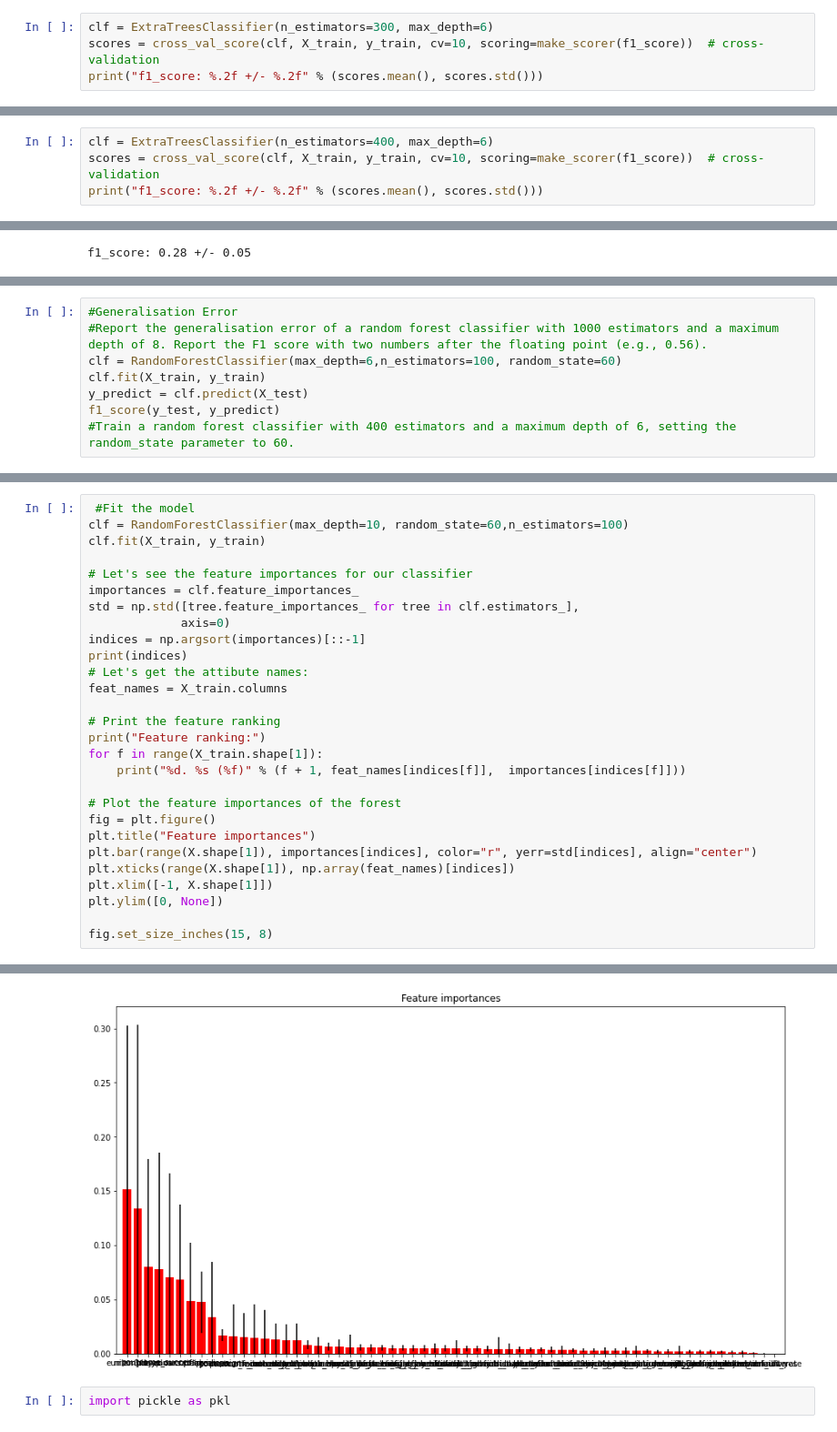
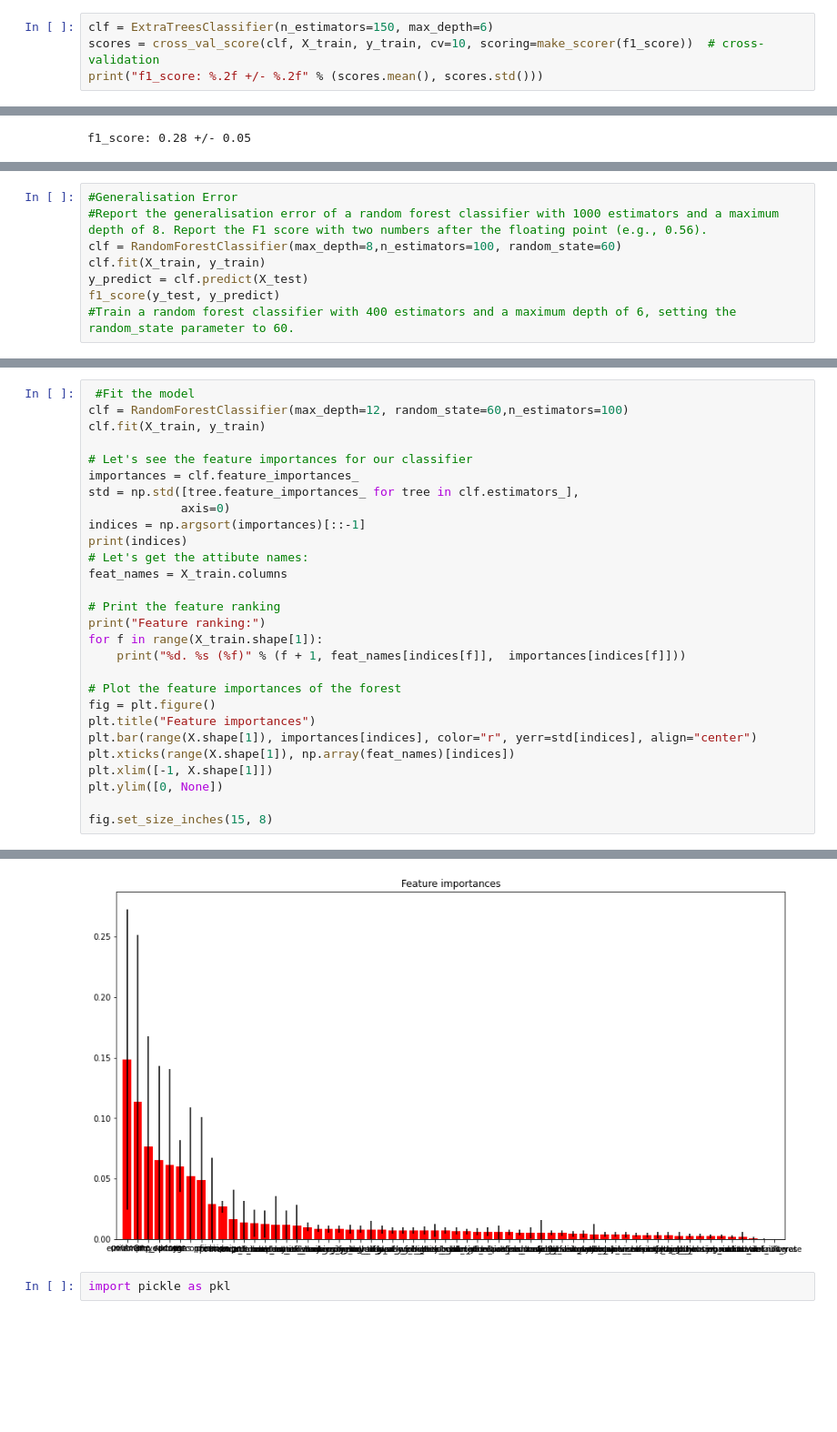
Before and after one commit to distinctkemi/CE888, a Jupyter notebook: Lab 3/Bank_classification_(Modelling).ipynb, the cells around one changed output, grey strips where cells are left out. Shown at 91% size. Cells and saved outputs as stored; diff of their text form; blank space fills up the shorter version.

```diff
--- a/Lab 3/Bank_classification_(Modelling).ipynb
+++ b/Lab 3/Bank_classification_(Modelling).ipynb
@@ -328,10 +334,6 @@ X_train
 # %%
-clf = ExtraTreesClassifier(n_estimators=300, max_depth=6)
+clf = ExtraTreesClassifier(n_estimators=150, max_depth=6)
 scores = cross_val_score(clf, X_train, y_train, cv=10, scoring=make_scorer(f1_score))  # cross-validation
 print("f1_score: %.2f +/- %.2f" % (scores.mean(), scores.std()))
 # %% [output]
 f1_score: 0.28 +/- 0.04
-# %%
-clf = ExtraTreesClassifier(n_estimators=400, max_depth=6)
-scores = cross_val_score(clf, X_train, y_train, cv=10, scoring=make_scorer(f1_score))  # cross-validation
-print("f1_score: %.2f +/- %.2f" % (scores.mean(), scores.std()))
@@ -406,7 +412,7 @@ f1_score: 0.28 +/- 0.04
 # %%
 #Generalisation Error
 #Report the generalisation error of a random forest classifier with 1000 estimators and a maximum depth of 8. Report the F1 score with two numbers after the floating point (e.g., 0.56).
-clf = RandomForestClassifier(max_depth=6,n_estimators=100, random_state=60)
+clf = RandomForestClassifier(max_depth=8,n_estimators=100, random_state=60)
 clf.fit(X_train, y_train)
 y_predict = clf.predict(X_test)
 f1_score(y_test, y_predict)
@@ -416,6 +422,6 @@ f1_score(y_test, y_predict)
 # %%
  #Fit the model
-clf = RandomForestClassifier(max_depth=10, random_state=60,n_estimators=100)
+clf = RandomForestClassifier(max_depth=12, random_state=60,n_estimators=100)
 clf.fit(X_train, y_train)
 
 # Let's see the feature importances for our classifier
@@ -461,5 +467,5 @@ Feature ranking:
 62. default_yes (0.000000)
-[figure, old version]
+[figure, new version]
 # %%
 import pickle as pkl
 # %%
```
Also changed, not shown: parts of 6 cells of this notebook.
